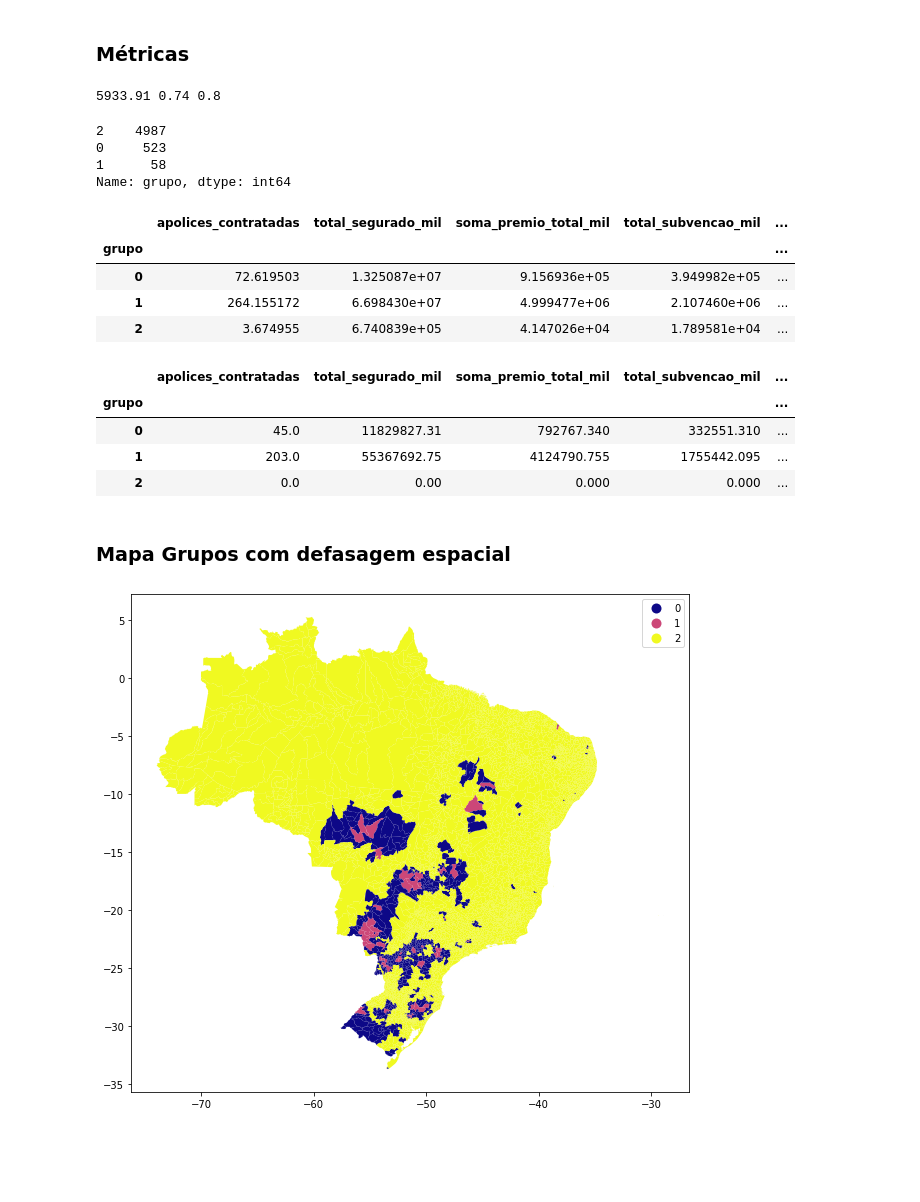
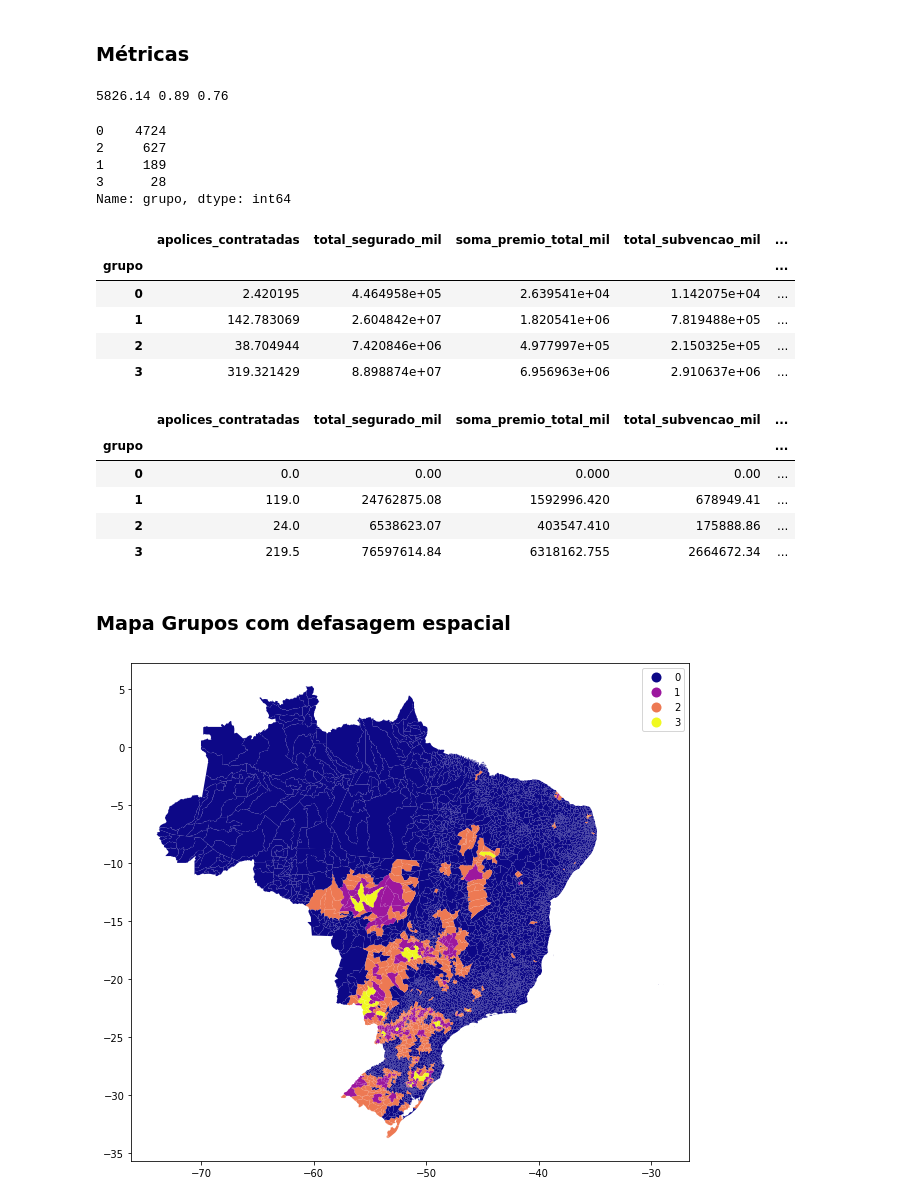
Before and after one commit to walefmachado/spatial-cluster, a Jupyter notebook: scripts/brasil/defasagem_espacial_brasil.ipynb, the cells around one changed output. Saved outputs shown, nothing was run; the diff lists cells and outputs as text; code cells hidden in the pictures; blank space fills up the shorter version.

```diff
--- a/scripts/brasil/defasagem_espacial_brasil.ipynb
+++ b/scripts/brasil/defasagem_espacial_brasil.ipynb
@@ -335,7 +353,7 @@ plt.ylabel('SQDG');
 # %% [output]
 [figure]
 # %%
-k = 3
+k = 4
 # %%
 kmeans = KMeans(n_clusters=k, random_state=10).fit(X)
 # %% [markdown]
@@ -348,7 +366,7 @@ print(
   round(metrics.silhouette_score(dados_metrics.values, kmeans.labels_, metric='euclidean'),2)
 )
 # %% [output]
-5933.91 0.74 0.8
+5826.14 0.89 0.76
 # %%
 # incluir no resultado dos escores dos dois primeiros CPs a informação sobre os grupos obtidos
 # com o método das k-médias
@@ -357,9 +375,10 @@ dados_lag['grupo'] = kmeans.labels_
 # contagens
 dados_lag.grupo.value_counts()
 # %% [output]
-2    4987
-0     523
-1      58
+0    4724
+2     627
+1     189
+3      28
 Name: grupo, dtype: int64
 # %%
 # incluir no dataframe de dados as informações sobre a qual grupo cada município pertence
@@ -371,18 +390,20 @@ dados_lag.groupby('grupo').mean()
 # %% [output]
 |  | apolices_contratadas | total_segurado_mil | soma_premio_total_mil | total_subvencao_mil | ... |
 | grupo |  |  |  |  | ... |
-| 0 | 72.619503 | 1.325087e+07 | 9.156936e+05 | 3.949982e+05 | ... |
-| 1 | 264.155172 | 6.698430e+07 | 4.999477e+06 | 2.107460e+06 | ... |
-| 2 | 3.674955 | 6.740839e+05 | 4.147026e+04 | 1.789581e+04 | ... |
+| 0 | 2.420195 | 4.464958e+05 | 2.639541e+04 | 1.142075e+04 | ... |
+| 1 | 142.783069 | 2.604842e+07 | 1.820541e+06 | 7.819488e+05 | ... |
+| 2 | 38.704944 | 7.420846e+06 | 4.977997e+05 | 2.150325e+05 | ... |
+| 3 | 319.321429 | 8.898874e+07 | 6.956963e+06 | 2.910637e+06 | ... |
 # %%
 # mediana das variáveis para cada grupo
 dados_lag.groupby('grupo').median()
 # %% [output]
 |  | apolices_contratadas | total_segurado_mil | soma_premio_total_mil | total_subvencao_mil | ... |
 | grupo |  |  |  |  | ... |
-| 0 | 45.0 | 11829827.31 | 792767.340 | 332551.310 | ... |
-| 1 | 203.0 | 55367692.75 | 4124790.755 | 1755442.095 | ... |
-| 2 | 0.0 | 0.00 | 0.000 | 0.000 | ... |
+| 0 | 0.0 | 0.00 | 0.000 | 0.00 | ... |
+| 1 | 119.0 | 24762875.08 | 1592996.420 | 678949.41 | ... |
+| 2 | 24.0 | 6538623.07 | 403547.410 | 175888.86 | ... |
+| 3 | 219.5 | 76597614.84 | 6318162.755 | 2664672.34 | ... |
 # %%
 #grupo0 = mg.query('grupo == 0').index
 #list(grupo0)
@@ -391,6 +412,6 @@ dados_lag.groupby('grupo').median()
 # %%
 dados_lag['grupo'] = dados_lag['grupo'].astype('category')
 # %%
-dados_lag.plot(column='grupo', figsize=(10, 10), legend=True, k=4, cmap = 'plasma'); # , cmap='OrRd'
+dados_lag.plot(column='grupo', figsize=(10, 10), legend=True, cmap = 'plasma'); # , cmap='OrRd'
 # %% [output]
-[figure, old version]
+[figure, new version]
```
Also changed, not shown: parts of 3 cells of this notebook, 9 other files.
